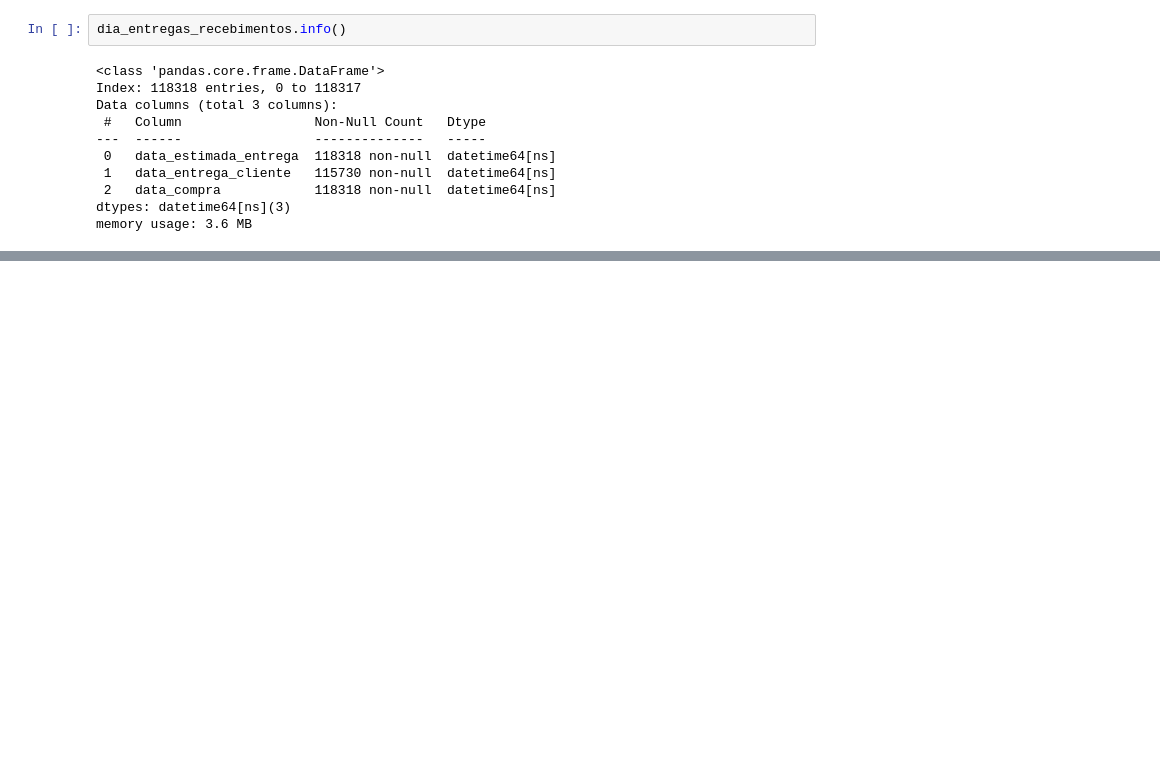
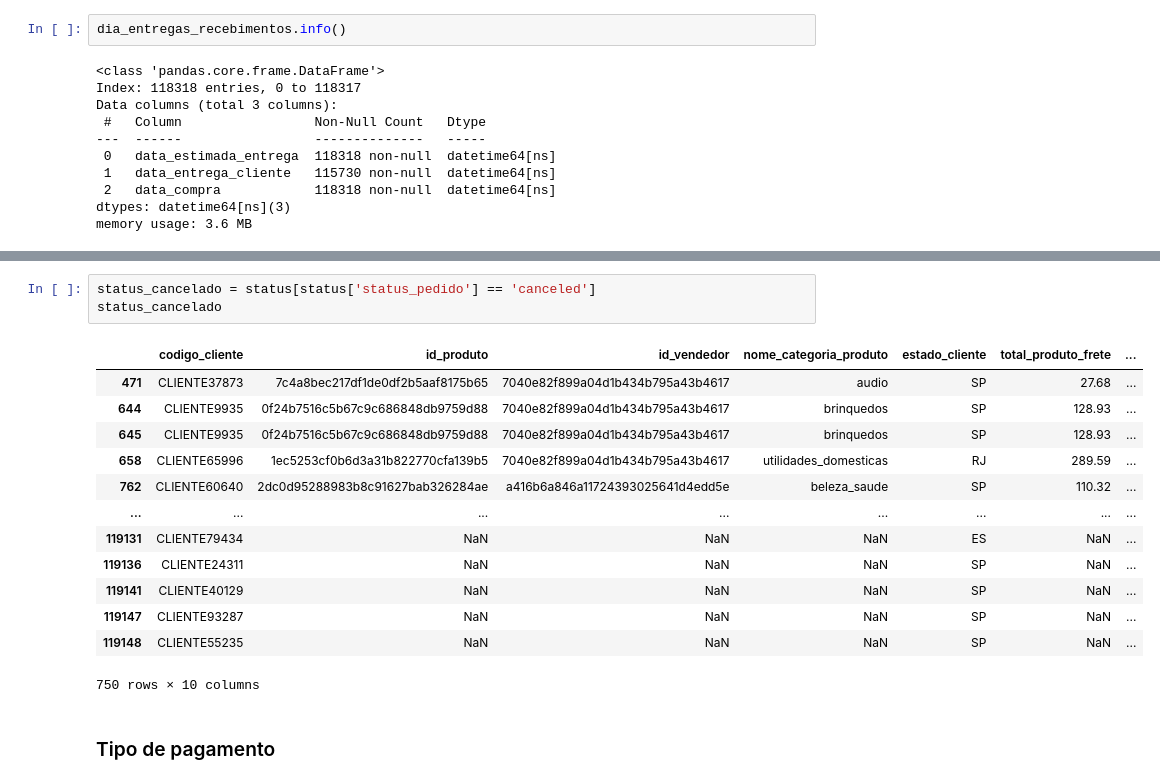
Before and after one commit to RenandeFraga/ProjetoPandasADA, a Jupyter notebook: Análise (1).ipynb, the cells around one changed output, grey strips where cells are left out. Saved outputs shown, nothing was run; the diff lists cells and outputs as text; blank space fills up the shorter version.

```diff
--- a/Análise (1).ipynb
+++ b/Análise (1).ipynb
@@ -430,0 +582,19 @@ memory usage: 3.6 MB
+# %%
+status_cancelado = status[status['status_pedido'] == 'canceled']
+status_cancelado
+# %% [output]
+|  | codigo_cliente | id_produto | id_vendedor | nome_categoria_produto | estado_cliente | total_produto_frete | ... |
+| 471 | CLIENTE37873 | 7c4a8bec217df1de0df2b5aaf8175b65 | 7040e82f899a04d1b434b795a43b4617 | audio | SP | 27.68 | ... |
+| 644 | CLIENTE9935 | 0f24b7516c5b67c9c686848db9759d88 | 7040e82f899a04d1b434b795a43b4617 | brinquedos | SP | 128.93 | ... |
+| 645 | CLIENTE9935 | 0f24b7516c5b67c9c686848db9759d88 | 7040e82f899a04d1b434b795a43b4617 | brinquedos | SP | 128.93 | ... |
+| 658 | CLIENTE65996 | 1ec5253cf0b6d3a31b822770cfa139b5 | 7040e82f899a04d1b434b795a43b4617 | utilidades_domesticas | RJ | 289.59 | ... |
+| 762 | CLIENTE60640 | 2dc0d95288983b8c91627bab326284ae | a416b6a846a11724393025641d4edd5e | beleza_saude | SP | 110.32 | ... |
+| ... | ... | ... | ... | ... | ... | ... | ... |
+| 119131 | CLIENTE79434 | NaN | NaN | NaN | ES | NaN | ... |
+| 119136 | CLIENTE24311 | NaN | NaN | NaN | SP | NaN | ... |
+| 119141 | CLIENTE40129 | NaN | NaN | NaN | SP | NaN | ... |
+| 119147 | CLIENTE93287 | NaN | NaN | NaN | SP | NaN | ... |
+| 119148 | CLIENTE55235 | NaN | NaN | NaN | SP | NaN | ... |
+750 rows × 10 columns
+# %% [markdown]
+<h3> Tipo de pagamento </h3>
```
Also changed, not shown: parts of 59 cells of this notebook.
